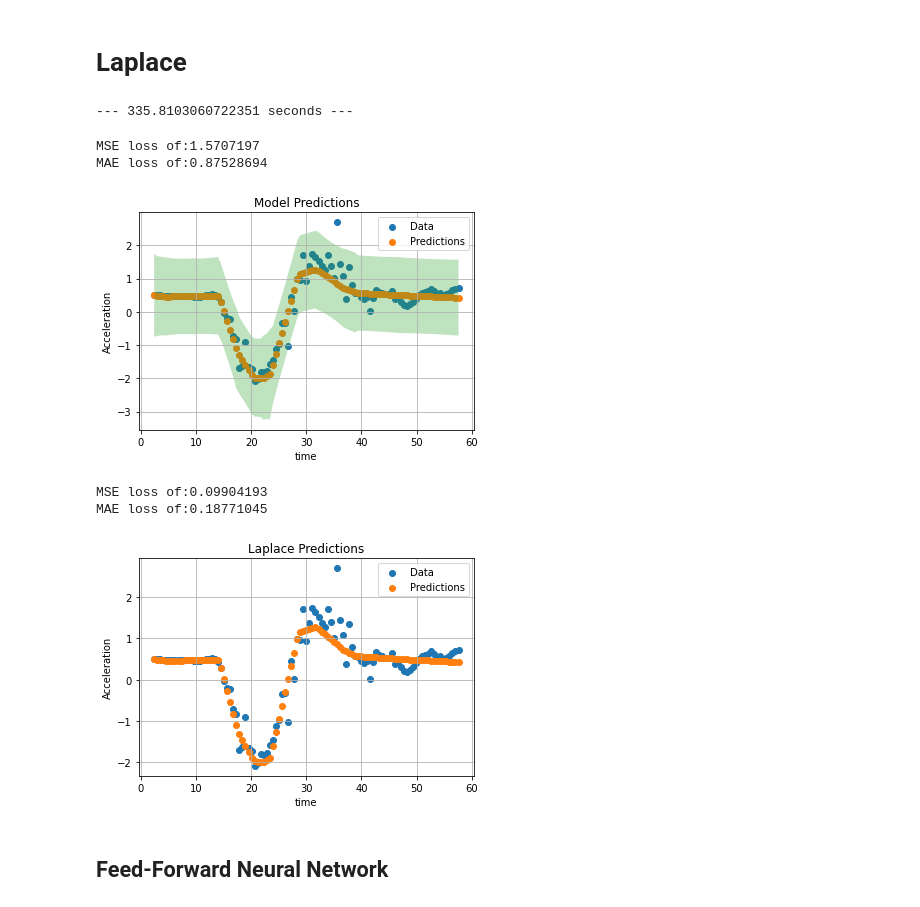
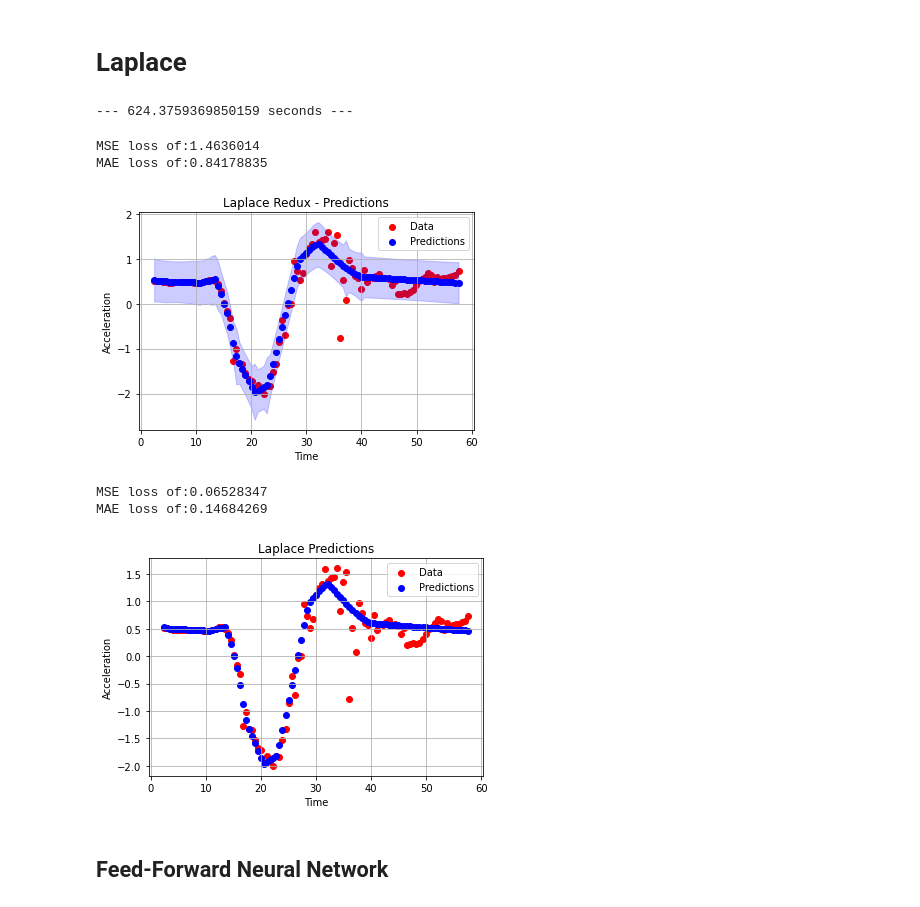
Before and after one commit to nalatraz/DeepLearning_Project7a, a Jupyter notebook: Bayesian Linear - Motorcycle Test.ipynb, the cells around one changed output. Saved outputs shown, nothing was run; the diff lists cells and outputs as text; code cells hidden in the pictures.

```diff
--- a/Bayesian Linear - Motorcycle Test.ipynb
+++ b/Bayesian Linear - Motorcycle Test.ipynb
@@ -675,7 +675,7 @@ log_prior, log_sigma = torch.ones(1, requires_grad=True), torch.ones(1, requires
 
 hyper_optimizer = torch.optim.Adam([log_prior, log_sigma], lr=1e-1)
 
-n_epochs = 10
+n_epochs = 20
 for i in range(n_epochs):
     hyper_optimizer.zero_grad()
     neg_marglik = - la.log_marginal_likelihood(log_prior.exp(), log_sigma.exp())
@@ -684,54 +684,55 @@ for i in range(n_epochs):
 
 print("--- %s seconds ---" % (time.time() - start_time))
 # %% [output]
---- 335.8103060722351 seconds ---
+--- 624.3759369850159 seconds ---
 # %%
 f_mu, f_var = la(x_test)
 mse = mse_loss(f_mu, y_test.squeeze().float())
 mae = mae_loss(f_mu, y_test.squeeze().float())
 f_mu = f_mu.squeeze().detach().numpy()
 f_sigma = f_var.squeeze().sqrt().numpy()
 
 pred_std = np.sqrt(f_sigma**2 + la.sigma_noise.item()**2)
 
 print('MSE loss of:' + str(mse.detach().numpy()))
 print('MAE loss of:' + str(mae.detach().numpy()))
 
 plt.figure()
-plt.scatter(x_test, y_test, label='Data')
-plt.scatter(x_test, f_mu, label='Predictions')
-plt.fill_between(x_test.squeeze(), f_mu-pred_std,f_mu+pred_std, alpha=0.3)
-plt.title('Model Predictions')
+plt.scatter(x_test, y_test, label='Data', color='r')
+plt.scatter(x_test, f_mu, label='Predictions', color='b')
+plt.fill_between(x_test.squeeze(), f_mu-pred_std,f_mu+pred_std, color='b', alpha=0.2)
+plt.title('Laplace Redux - Predictions')
 plt.ylabel('Acceleration')
-plt.xlabel('time')
+plt.xlabel('Time')
 plt.grid()
 plt.legend()
+plt.savefig('Laplace')
 plt.show()
 
 y_pred = torch.tensor(model(x_test).squeeze().detach().numpy())
 mse = mse_loss(y_pred, y_test.squeeze().float())
 mae = mae_loss(y_pred, y_test.squeeze().float())
 
 print('MSE loss of:' + str(mse.detach().numpy()))
 print('MAE loss of:' + str(mae.detach().numpy()))
 
 plt.figure()
-plt.scatter(x_test, y_test, label='Data')
-plt.scatter(x_test, y_pred, label='Predictions')
+plt.scatter(x_test, y_test, label='Data', color='r')
+plt.scatter(x_test, y_pred, label='Predictions', color='b')
 #plt.fill_between(x_test.squeeze(), f_mu-pred_std,f_mu+pred_std, alpha=0.3)
 plt.title('Laplace Predictions')
 plt.ylabel('Acceleration')
-plt.xlabel('time')
+plt.xlabel('Time')
 plt.grid()
 plt.legend()
 plt.show()
 # %% [output]
-MSE loss of:1.5707197
-MAE loss of:0.87528694
+MSE loss of:1.4636014
+MAE loss of:0.84178835
-[figure, old version]
+[figure, new version]
-MSE loss of:0.09904193
-MAE loss of:0.18771045
+MSE loss of:0.06528347
+MAE loss of:0.14684269
-[figure, old version]
+[figure, new version]
 # %% [markdown]
 ## Feed-Forward Neural Network
 # %%
```
Also changed, not shown: parts of 13 cells of this notebook, 1 other file.
